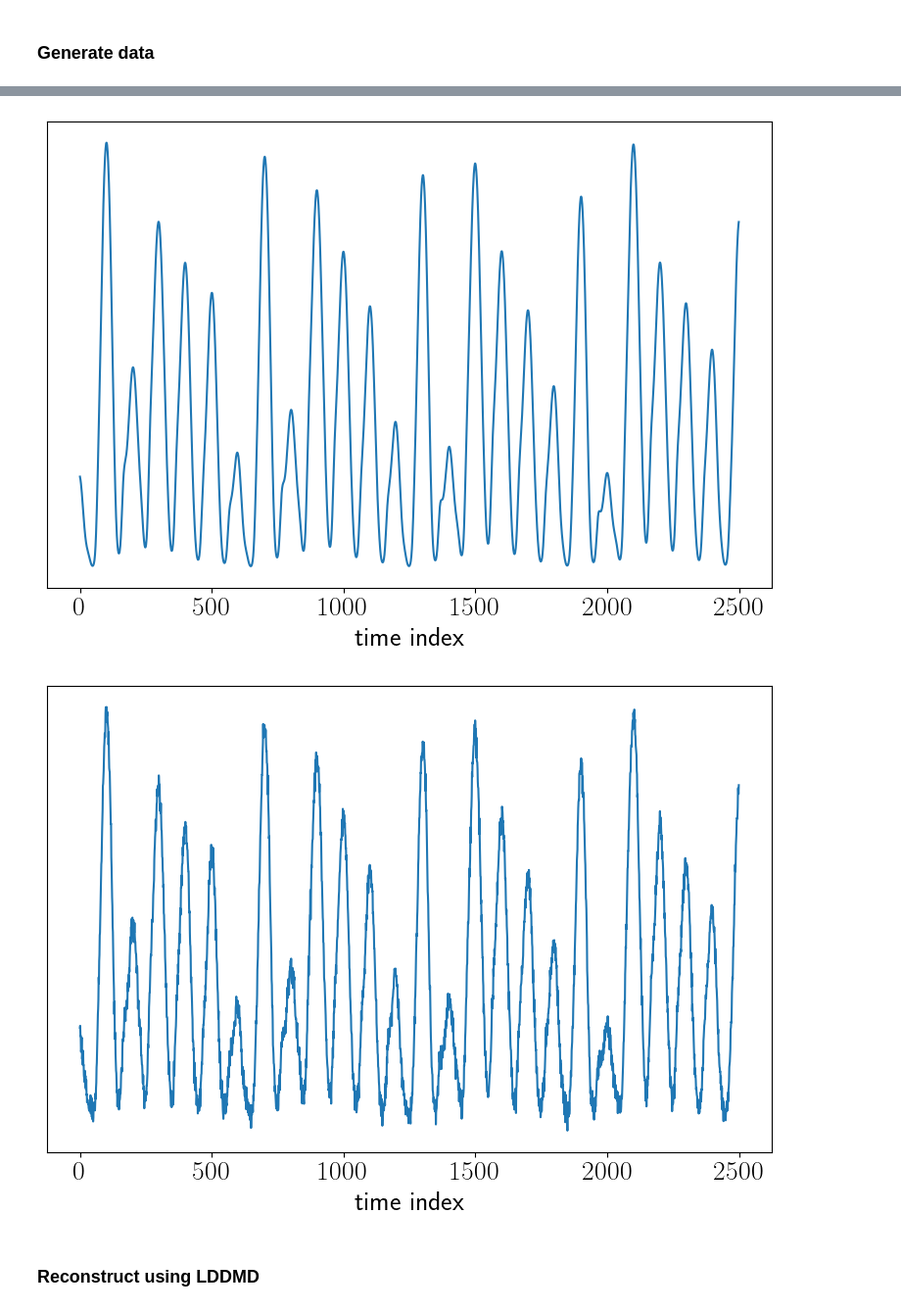
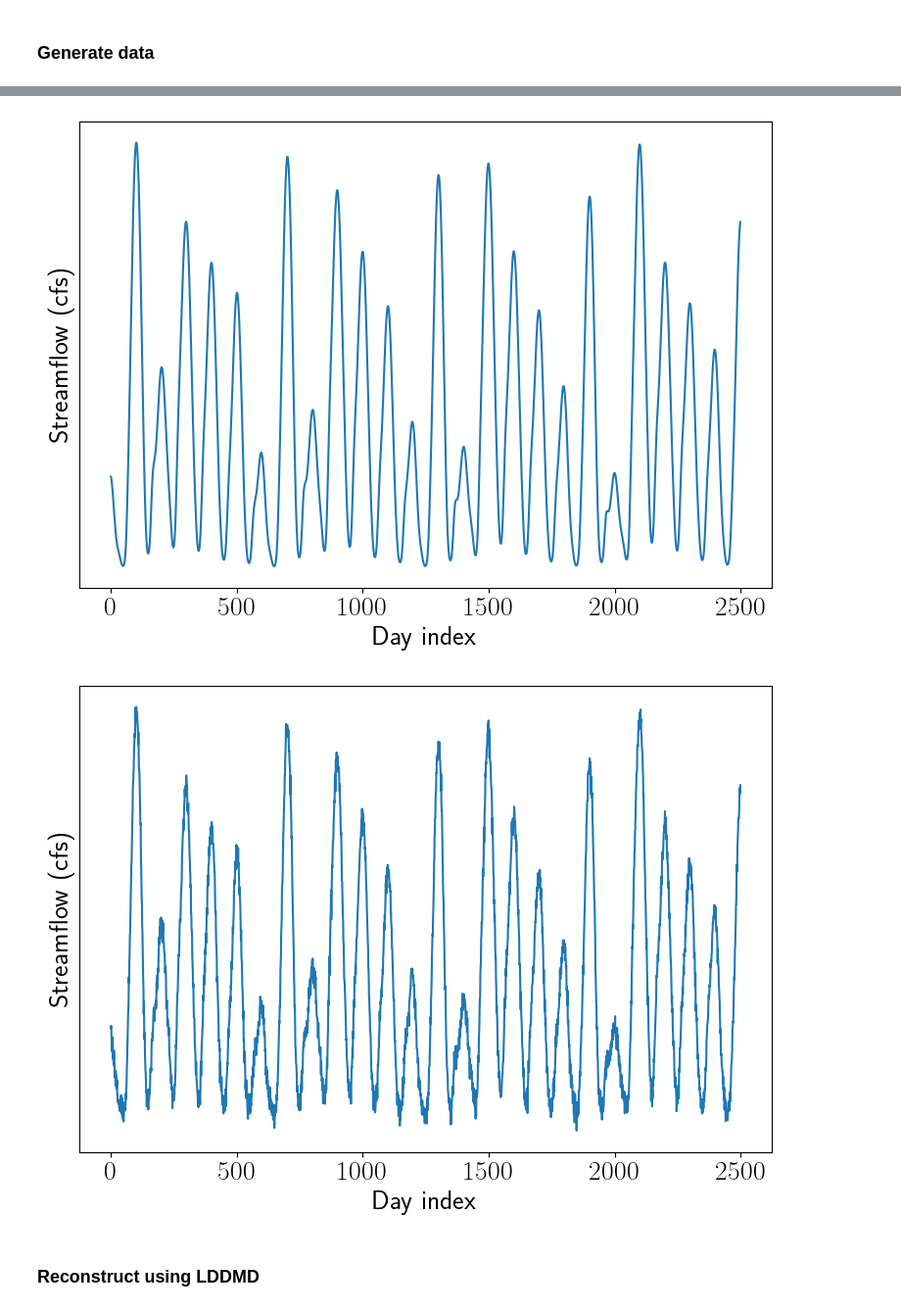
Before and after one commit to wdiepeveen/Latent-Diffeomorphic-Dynamic-Mode-Decomposition, a Jupyter notebook: toy_lddmd.ipynb, the cells around one changed output, grey strips where cells are left out. Shown at 98% size. Saved outputs shown, nothing was run; the diff lists cells and outputs as text; code cells hidden in the pictures.

```diff
--- a/toy_lddmd.ipynb
+++ b/toy_lddmd.ipynb
@@ -70,39 +70,39 @@ plt.yticks([])  # Remove y-axis ticks
 plt.tight_layout()
 plt.savefig(os.path.join(results_folder, "x_data.eps"))
 plt.show()
 
 # Plot latent dynamics
 plt.figure(figsize=figsize)
 plt.scatter(p_[:,0], p_[:,1])
 plt.xticks([])  # Remove x-axis ticks
 plt.yticks([])  # Remove y-axis ticks
 plt.tight_layout()
 plt.savefig(os.path.join(results_folder, "p_data_clean.eps"))
 plt.show()
 
 # Plot signal
 plt.figure(figsize=figsize)
 plt.plot(i, v_)
-plt.yticks([])  # Remove y-axis ticks
-plt.xlabel("time index")
+plt.xlabel("Day index")
+plt.ylabel("Streamflow (cfs)")
 plt.tight_layout()
 plt.savefig(os.path.join(results_folder, "v_data_clean.eps"))
 plt.show()
 
 # Plot signal
 plt.figure(figsize=figsize)
 plt.plot(i, v)
-plt.yticks([])  # Remove y-axis ticks
-plt.xlabel("time index")
+plt.xlabel("Day index")
+plt.ylabel("Streamflow (cfs)")
 plt.tight_layout()
 plt.savefig(os.path.join(results_folder, "v_data.eps"))
 plt.show()
 # %% [output]
 [figure]
 [figure]
 [figure]
-[figure, old version]
+[figure, new version]
-[figure, old version]
+[figure, new version]
 # %%
 # Split data into train and validation
 split = 0.8
```
Also changed, not shown: parts of 2 cells of this notebook, 17 other files.
